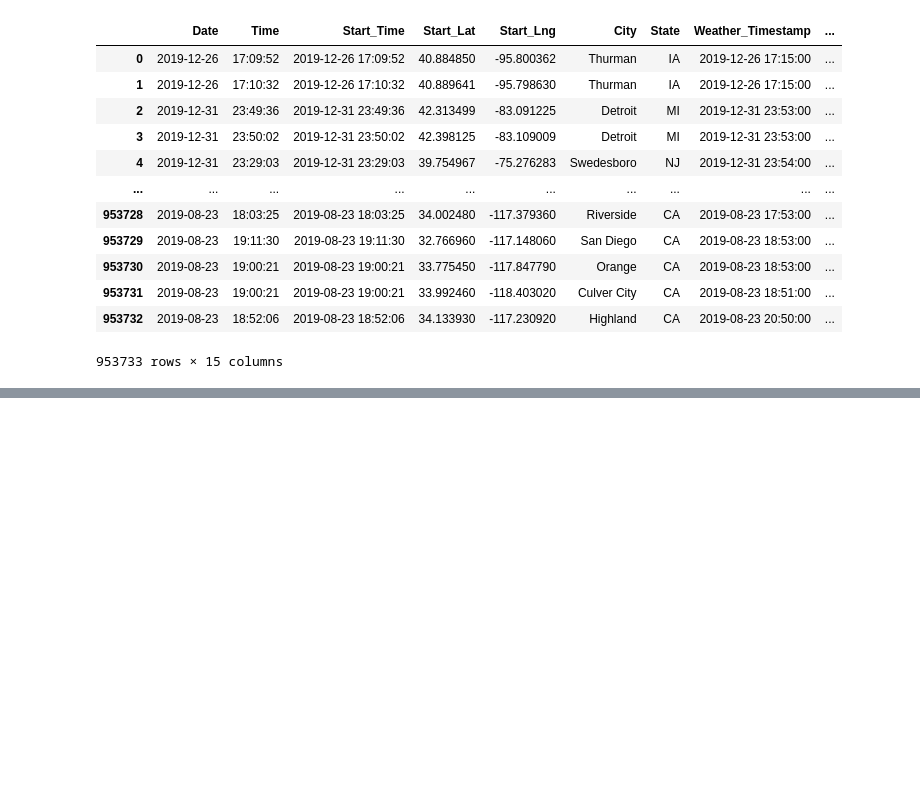
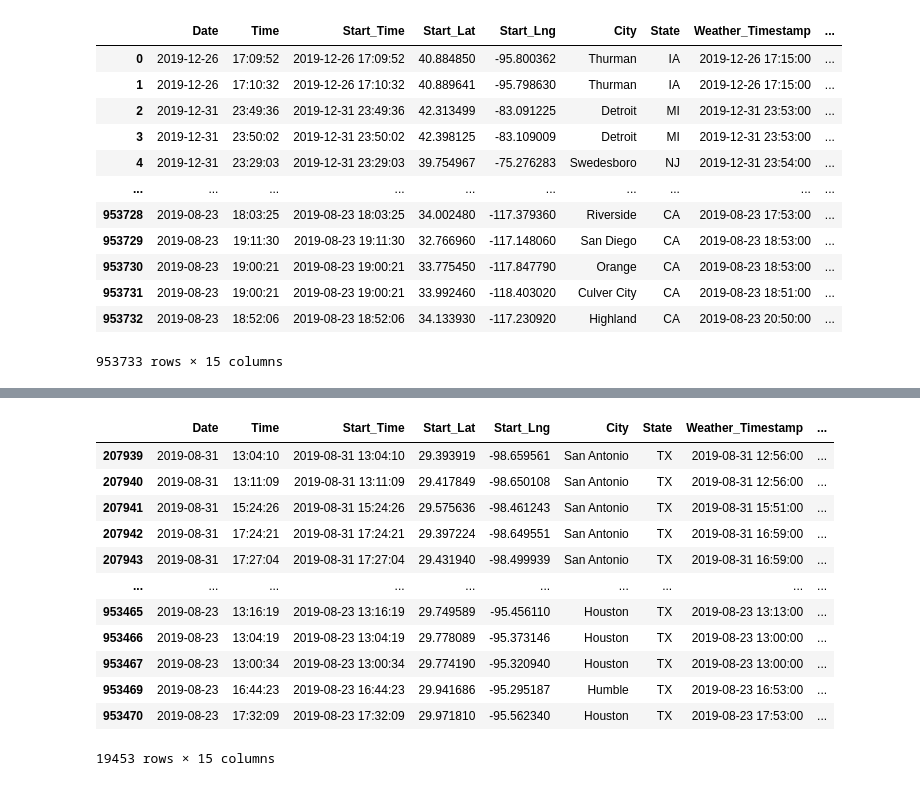
Before and after one commit to gamem001/us_accident_trends, a Jupyter notebook: andrews_new.ipynb, the cells around one changed output, grey strips where cells are left out. Saved outputs shown, nothing was run; the diff lists cells and outputs as text; code cells hidden in the pictures; blank space fills up the shorter version.

```diff
--- a/andrews_new.ipynb
+++ b/andrews_new.ipynb
@@ -122,6 +111,6 @@ spring_dates = list(spring_dates)
 # %%
-summer_dates_df = summer_dates_df[(summer_dates_df['Temperature(F)'] >= 52) & (summer_dates_df['Temperature(F)'] <= 81)]
-summer_dates_df.drop_duplicates(subset='State', inplace=True)
-summer_dates_df.head(10)
-summer_date = summer_dates_df['State'].unique()
+# summer_dates_df = summer_dates_df[(summer_dates_df['Temperature(F)'] >= 52) & (summer_dates_df['Temperature(F)'] <= 81)]
+# summer_dates_df.drop_duplicates(subset='State', inplace=True)
+# summer_dates_df.head(10)
+# summer_dates_df['State'].unique()
 # %%
@@ -162,0 +164,17 @@ date_dict
+# %%
+tx_summer = summer_dates_df.loc[summer_dates_df.State == 'TX', :]
+tx_summer
+# %% [output]
+|  | Date | Time | Start_Time | Start_Lat | Start_Lng | City | State | Weather_Timestamp | ... |
+| 207939 | 2019-08-31 | 13:04:10 | 2019-08-31 13:04:10 | 29.393919 | -98.659561 | San Antonio | TX | 2019-08-31 12:56:00 | ... |
+| 207940 | 2019-08-31 | 13:11:09 | 2019-08-31 13:11:09 | 29.417849 | -98.650108 | San Antonio | TX | 2019-08-31 12:56:00 | ... |
+| 207941 | 2019-08-31 | 15:24:26 | 2019-08-31 15:24:26 | 29.575636 | -98.461243 | San Antonio | TX | 2019-08-31 15:51:00 | ... |
+| 207942 | 2019-08-31 | 17:24:21 | 2019-08-31 17:24:21 | 29.397224 | -98.649551 | San Antonio | TX | 2019-08-31 16:59:00 | ... |
+| 207943 | 2019-08-31 | 17:27:04 | 2019-08-31 17:27:04 | 29.431940 | -98.499939 | San Antonio | TX | 2019-08-31 16:59:00 | ... |
+| ... | ... | ... | ... | ... | ... | ... | ... | ... | ... |
+| 953465 | 2019-08-23 | 13:16:19 | 2019-08-23 13:16:19 | 29.749589 | -95.456110 | Houston | TX | 2019-08-23 13:13:00 | ... |
+| 953466 | 2019-08-23 | 13:04:19 | 2019-08-23 13:04:19 | 29.778089 | -95.373146 | Houston | TX | 2019-08-23 13:00:00 | ... |
+| 953467 | 2019-08-23 | 13:00:34 | 2019-08-23 13:00:34 | 29.774190 | -95.320940 | Houston | TX | 2019-08-23 13:00:00 | ... |
+| 953469 | 2019-08-23 | 16:44:23 | 2019-08-23 16:44:23 | 29.941686 | -95.295187 | Humble | TX | 2019-08-23 16:53:00 | ... |
+| 953470 | 2019-08-23 | 17:32:09 | 2019-08-23 17:32:09 | 29.971810 | -95.562340 | Houston | TX | 2019-08-23 17:53:00 | ... |
+19453 rows × 15 columns
```
Also changed, not shown: parts of 18 cells of this notebook, 1 other file.
